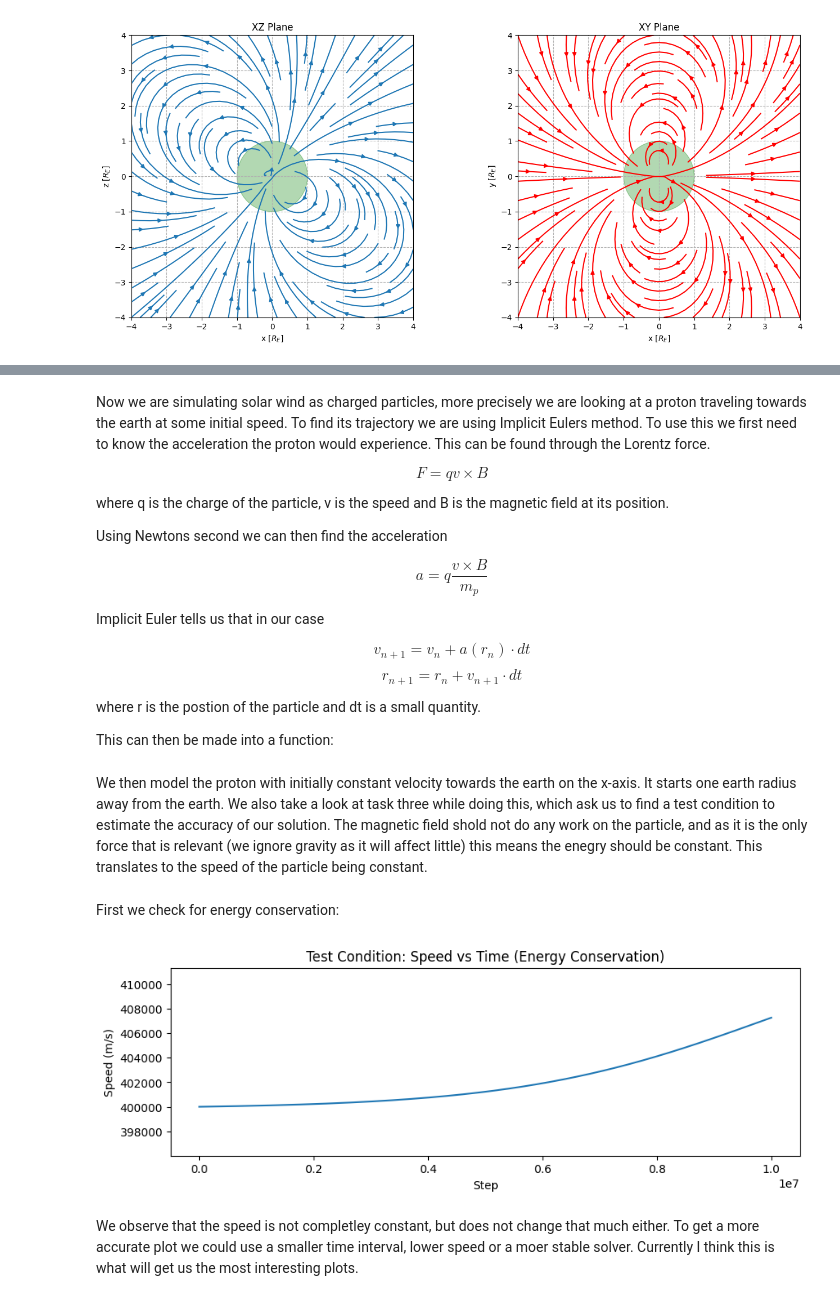
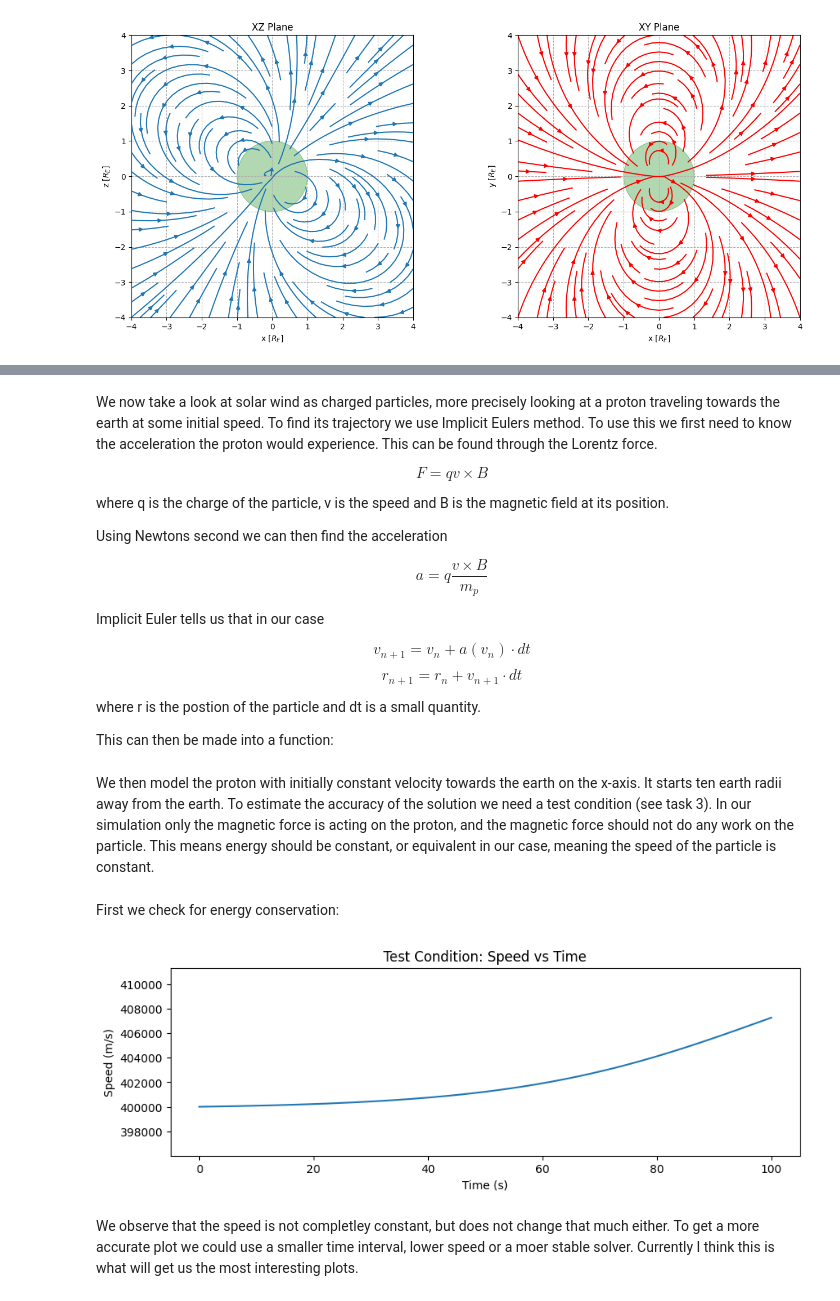
Before and after one commit to MikkelV-K/Nordlys, a Jupyter notebook: simulation.ipynb, the cells around one changed output, grey strips where cells are left out. Drawn from its saved outputs; the diff is of its cells as text; code cells hidden in the pictures.

```diff
--- a/simulation.ipynb
+++ b/simulation.ipynb
@@ -105,6 +101,6 @@ plt.show()
 # %% [markdown]
-Now we are simulating solar wind as charged particles, more precisely we are looking at a proton traveling towards the earth at some initial speed.
-To find its trajectory we are using Implicit Eulers method. To use this we first need to know the acceleration the proton would experience.
+We now take a look at solar wind as charged particles, more precisely looking at a proton traveling towards the earth at some initial speed.
+To find its trajectory we use Implicit Eulers method. To use this we first need to know the acceleration the proton would experience.
 This can be found through the Lorentz force.
 
 $$
@@ -124,7 +120,7 @@ $$
 Implicit Euler tells us that in our case
 
 $$
-v_{n+1} = v_n + a(r_n) \cdot dt
+v_{n+1} = v_n + a(v_n) \cdot dt
 $$
 $$
 r_{n+1} = r_n + v_{n+1} \cdot dt
@@ -144,9 +141,7 @@ def euler_solve_ivp(pos, v, dt):
     pos_new = pos + v_new * dt
     return pos_new, v_new
 # %% [markdown]
-We then model the proton with initially constant velocity towards the earth on the x-axis. It starts one earth radius away from the earth.
-We also take a look at task three while doing this, which ask us to find a test condition to estimate the accuracy of our solution.
-The magnetic field shold not do any work on the particle, and as it is the only force that is relevant (we ignore gravity as it will affect little) this means the enegry should be constant. This translates to the speed of the particle being constant.
+We then model the proton with initially constant velocity towards the earth on the x-axis. It starts ten earth radii away from the earth. To estimate the accuracy of the solution we need a test condition (see task 3). In our simulation only the magnetic force is acting on the proton, and the magnetic force should not do any work on the particle. This means energy should be constant, or equivalent in our case, meaning the speed of the particle is constant.
 # %%
 # Initial Conditions
 pos = np.array([-10*Re, 0, 0])
@@ -171,17 +166,15 @@ trajectory = np.array(trajectory)
 # %% [markdown]
 First we check for energy conservation:
 # %%
-# Energy Check (Your original plot)
-
 plt.figure(figsize=(10, 3))
-plt.plot(speed)
-plt.title("Test Condition: Speed vs Time (Energy Conservation)")
+plt.plot(t_eval, speed)
+plt.title("Test Condition: Speed vs Time")
 plt.ylabel("Speed (m/s)")
-plt.xlabel("Step")
+plt.xlabel("Time (s)")
 plt.ylim(min(speed)*0.99, max(speed)*1.01)
 plt.show()
 # %% [output]
-[figure, old version]
+[figure, new version]
 # %% [markdown]
 We observe that the speed is not completley constant, but does not change that much either. To get a more accurate plot we could use a smaller time interval, lower speed or a moer stable solver. Currently I think this is what will get us the most interesting plots.
 # %% [markdown]
```
Also changed, not shown: parts of 9 cells of this notebook.
